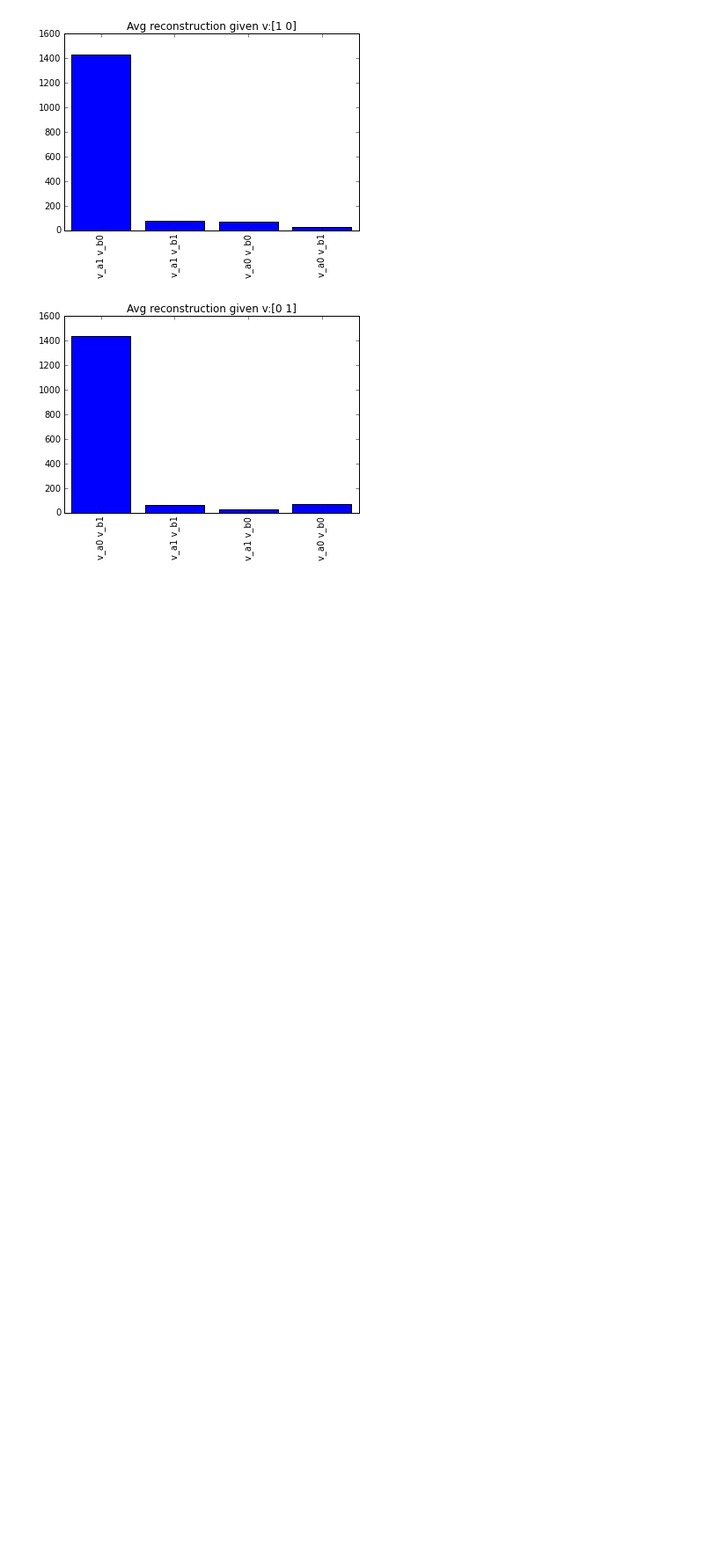
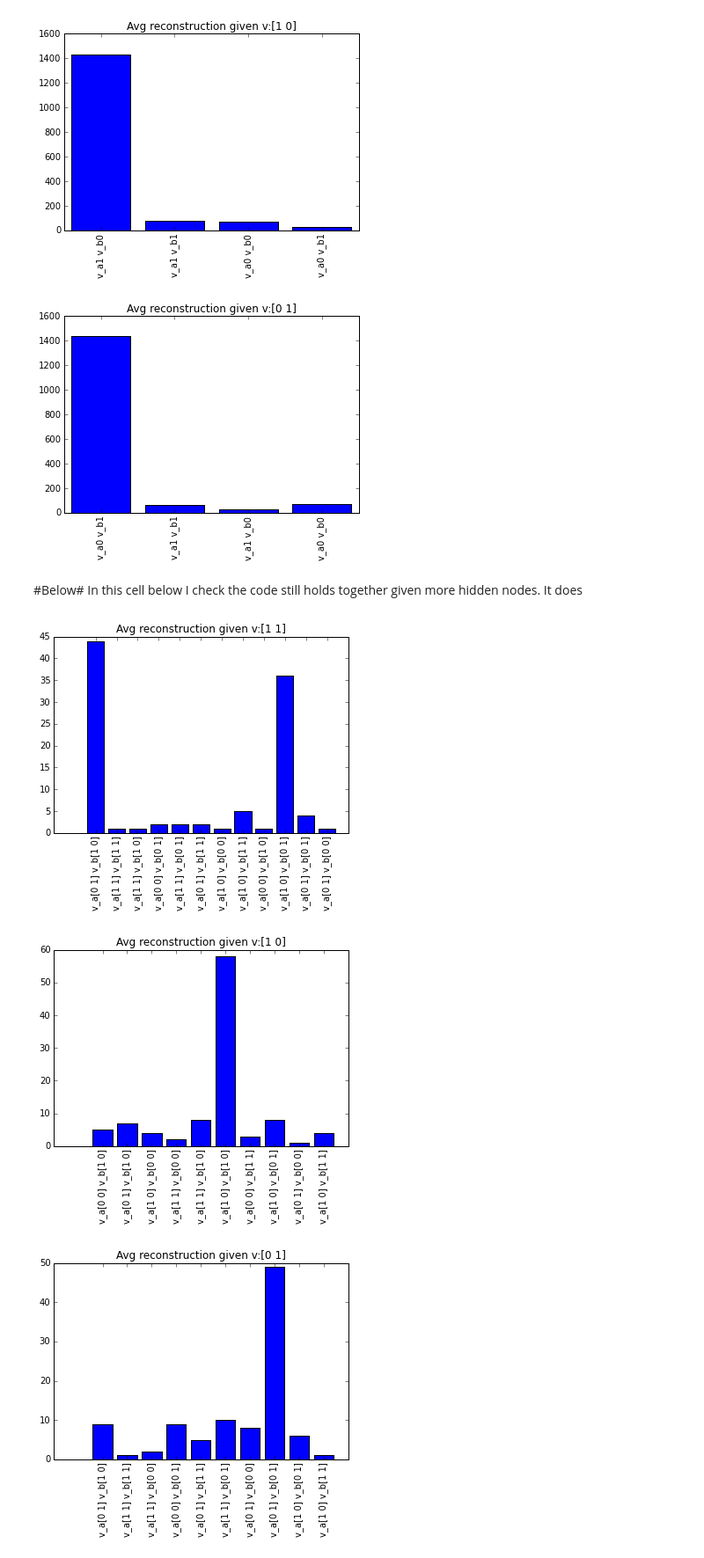
Before and after one commit to garibaldu/multicauseRBM, a Jupyter notebook: Max/TwoBitRBM.ipynb, the cells around one changed output. Shown at 88% size. Drawn from its saved outputs; the diff is of its cells as text; code cells hidden in the pictures; blank space fills up the shorter version.

Commit message:
Check to ensure code behaves itself with 3 hidden units versus 2.

```diff
--- a/Max/TwoBitRBM.ipynb
+++ b/Max/TwoBitRBM.ipynb
@@ -271,6 +251,35 @@ def plot_avg_results_for_visible_pattern(v, sampler):
     plt.bar(range(len(vals)), vals, align='center')
     plt.xticks(range(len(keys)), keys, rotation='vertical')
     plt.show()
+
+def plot_avg_results_for_hidden_pattern(h_a, h_b, v, sampler):
+    results = {}
+    base_key = "v_a{} v_b{}"
+    for count in range(100):
+        v_a, v_b = sampler.v_to_v(h_a, h_b, v, num_gibbs= 1000)
+        inner_key = base_key.format(v_a, v_b)
+        if inner_key not in results:
+            results[inner_key] = 1
+        else:
+            results[inner_key] = results[inner_key] + 1
+
+    avgd_results = {}
+    for inner_key in results:
+        if inner_key not in avgd_results:
+            avgd_results[inner_key] = results[inner_key]
+        else:
+            avgd_results[inner_key] += results[inner_key]
+
+    keys = []
+    vals = []
+    for key in avgd_results:
+        keys.append(key)
+        vals.append(avgd_results[key])
+
+    plt.title("Avg reconstruction given v:{}".format(v))
+    plt.bar(range(len(vals)), vals, align='center')
+    plt.xticks(range(len(keys)), keys, rotation='vertical')
+    plt.show()
 # %%
 plot_avg_results_for_visible_pattern(np.array([1,1]), a)
 plot_avg_results_for_visible_pattern(np.array([1,1]), WrappedVanillaSampler(dot))
@@ -292,3 +301,23 @@ plot_avg_results_for_visible_pattern(np.array([0,1]), WrappedVanillaSampler(dot)
 # %% [output]
 [figure]
 [figure]
+# %% [markdown]
+#Below#
+In this cell below I check the code still holds together given more hidden nodes. It does
+# %%
+training_set = np.eye(2)
+dot = RBM(3,2,1)
+s = VanillaSampler(dot)
+t = VanillaTrainier(dot, s)
+t.train(10000, training_set)
+h_a = np.array([1,0,0])
+h_b = np.array([0,1,0])
+v = np.array([1,1])
+plot_avg_results_for_hidden_pattern(h_a, h_b,np.array([1,1]) , ApproximatedSampler(dot.weights,dot.weights,0,0))
+plot_avg_results_for_hidden_pattern(h_a, h_b,np.array([1,0]) , ApproximatedSampler(dot.weights,dot.weights,0,0))
+plot_avg_results_for_hidden_pattern(h_a, h_b,np.array([0,1]) , ApproximatedSampler(dot.weights,dot.weights,0,0))
+plot_avg_results_for_hidden_pattern(h_a, h_b,np.array([0,0]) , ApproximatedSampler(dot.weights,dot.weights,0,0))
+# %% [output]
+[figure, added]
+[figure, added]
+[figure, added]
```
Also changed, not shown: parts of 4 cells of this notebook, 1 other file.
